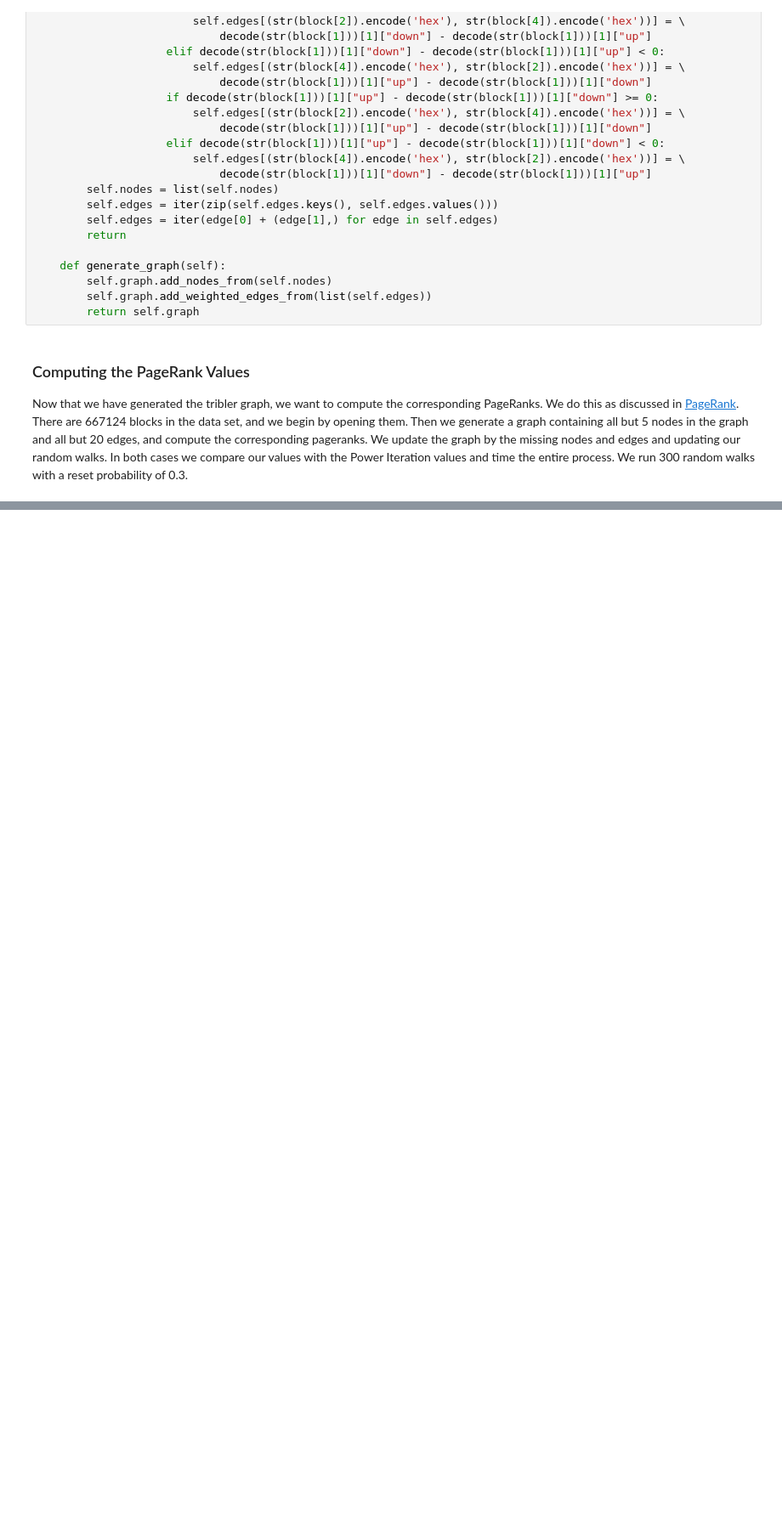
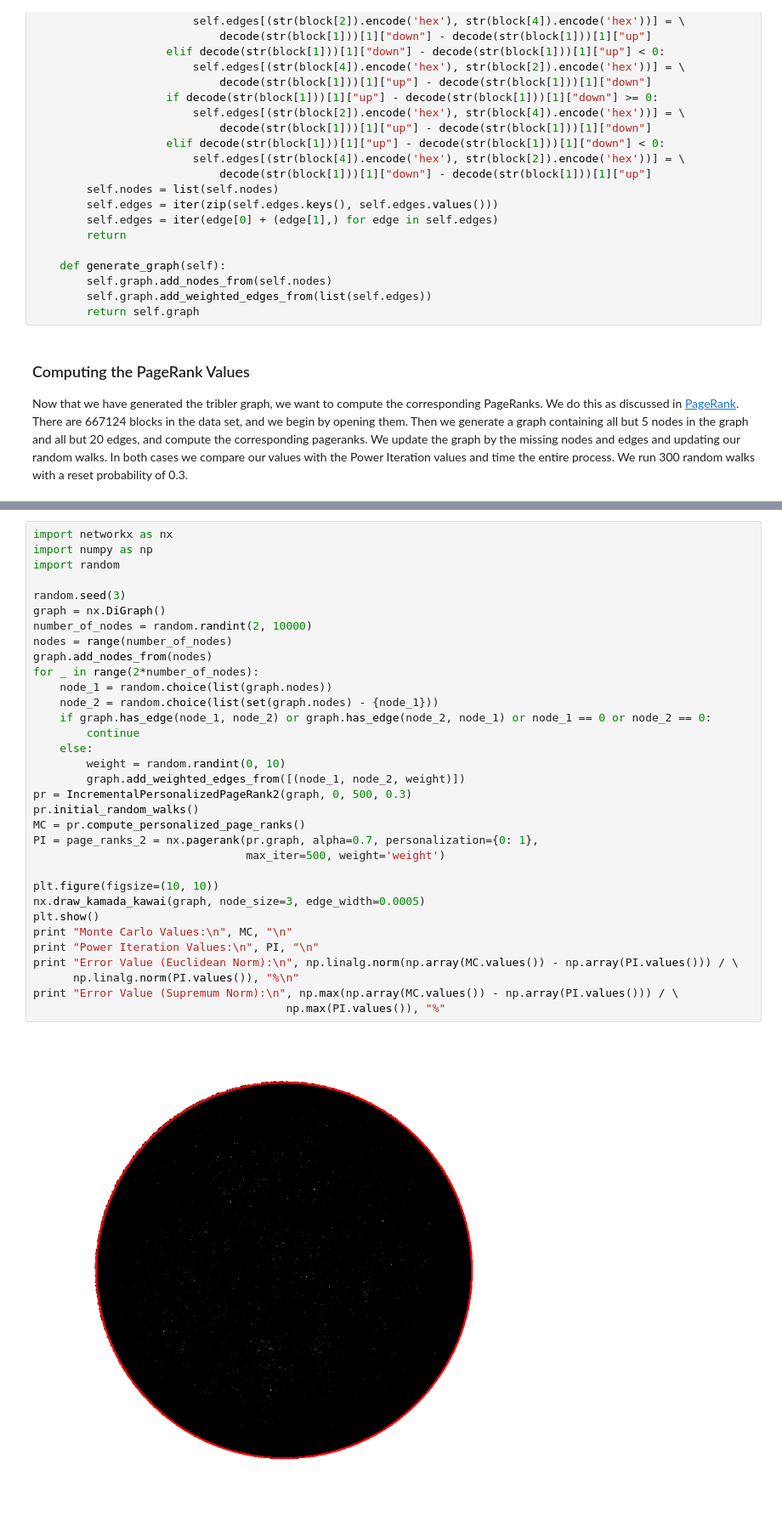
Before and after one commit to Tribler/incremental-pagerank, a Jupyter notebook: Report.ipynb, the cells around one changed output, grey strips where cells are left out. Shown at 85% size. Drawn from its saved outputs; the diff is of its cells as text; blank space fills up the shorter version.

```diff
--- a/Report.ipynb
+++ b/Report.ipynb
@@ -1007,0 +1125,35 @@ print len(graph.nodes())
+# %%
+import networkx as nx
+import numpy as np
+import random
+
+random.seed(3)
+graph = nx.DiGraph()
+number_of_nodes = random.randint(2, 10000)
+nodes = range(number_of_nodes)
+graph.add_nodes_from(nodes)
+for _ in range(2*number_of_nodes):
+    node_1 = random.choice(list(graph.nodes))
+    node_2 = random.choice(list(set(graph.nodes) - {node_1}))
+    if graph.has_edge(node_1, node_2) or graph.has_edge(node_2, node_1) or node_1 == 0 or node_2 == 0:
+        continue
+    else:
+        weight = random.randint(0, 10)
+        graph.add_weighted_edges_from([(node_1, node_2, weight)])
+pr = IncrementalPersonalizedPageRank2(graph, 0, 500, 0.3)
+pr.initial_random_walks()
+MC = pr.compute_personalized_page_ranks()
+PI = page_ranks_2 = nx.pagerank(pr.graph, alpha=0.7, personalization={0: 1},
+                                max_iter=500, weight='weight')
+
+plt.figure(figsize=(10, 10))
+nx.draw_kamada_kawai(graph, node_size=3, edge_width=0.0005)
+plt.show()
+print "Monte Carlo Values:\n", MC, "\n"
+print "Power Iteration Values:\n", PI, "\n"
+print "Error Value (Euclidean Norm):\n", np.linalg.norm(np.array(MC.values()) - np.array(PI.values())) / \
+      np.linalg.norm(PI.values()), "%\n"
+print "Error Value (Supremum Norm):\n", np.max(np.array(MC.values()) - np.array(PI.values())) / \
+                                      np.max(PI.values()), "%"
+# %% [output]
+[figure, added]
```
Also changed, not shown: parts of 13 cells of this notebook.
